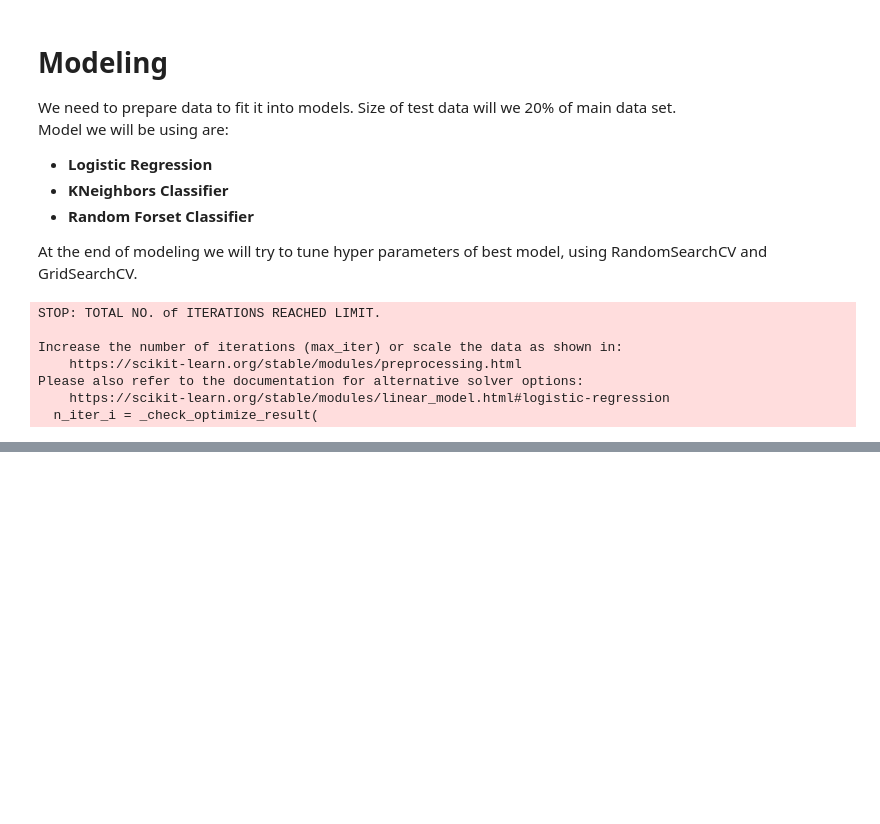
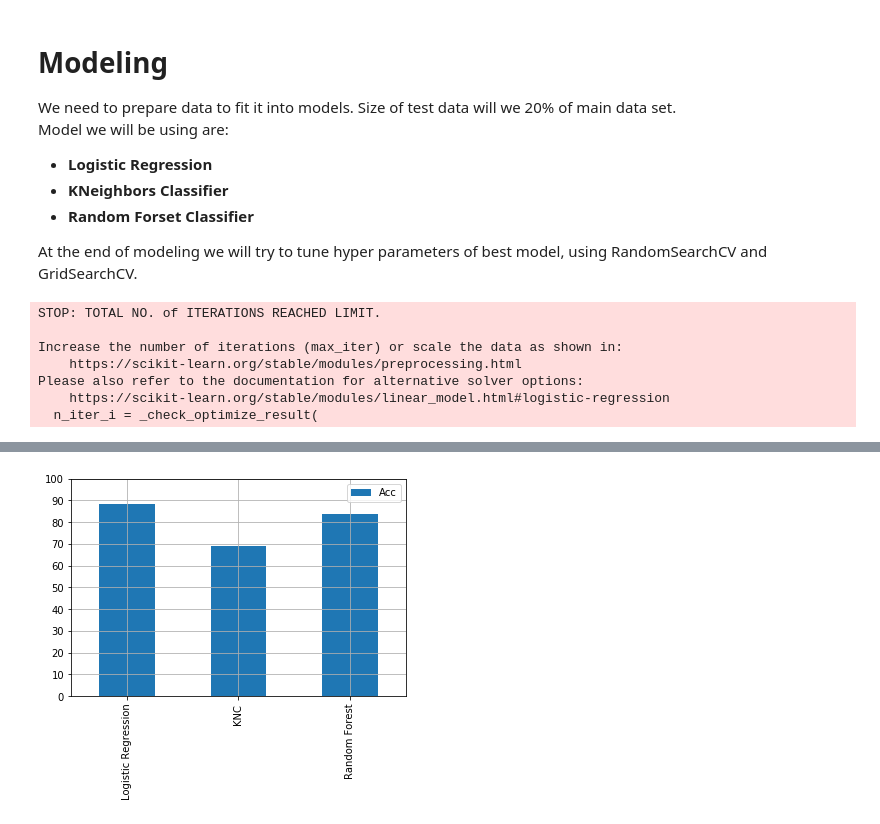
Before and after one commit to AdrianLabuda/ML-heart-disease, a Jupyter notebook: heart-disease.ipynb, the cells around one changed output, grey strips where cells are left out. Saved outputs shown, nothing was run; the diff lists cells and outputs as text; code cells hidden in the pictures; blank space fills up the shorter version.

```diff
--- a/heart-disease.ipynb
+++ b/heart-disease.ipynb
@@ -210,7 +211,7 @@ X_train, X_test, y_train, y_test = train_test_split(X, y, test_size=0.2)
 # %%
 models = {
     'Logistic Regression': LogisticRegression(),
-    'KNN': KNeighborsClassifier(),
+    'KNC': KNeighborsClassifier(),
     'Random Forest': RandomForestClassifier()
 }
 
@@ -248,0 +268,15 @@ models_score_df.T.plot.bar()
+# %%
+# create pandas dataframe from dict with evaluation values
+models_score_df = pd.DataFrame(models_score, index=['Acc'])
+
+# multiply values in dataframe by 100
+models_score_df = models_score_df.apply(lambda x: x*100, axis=0)
+
+# plot with grid
+models_score_df.T.plot.bar()
+plt.grid()
+
+# change y ticks
+plt.yticks(np.arange(0,110,10));
+# %% [output]
+[figure, added]
```
Also changed, not shown: parts of 9 cells of this notebook.
